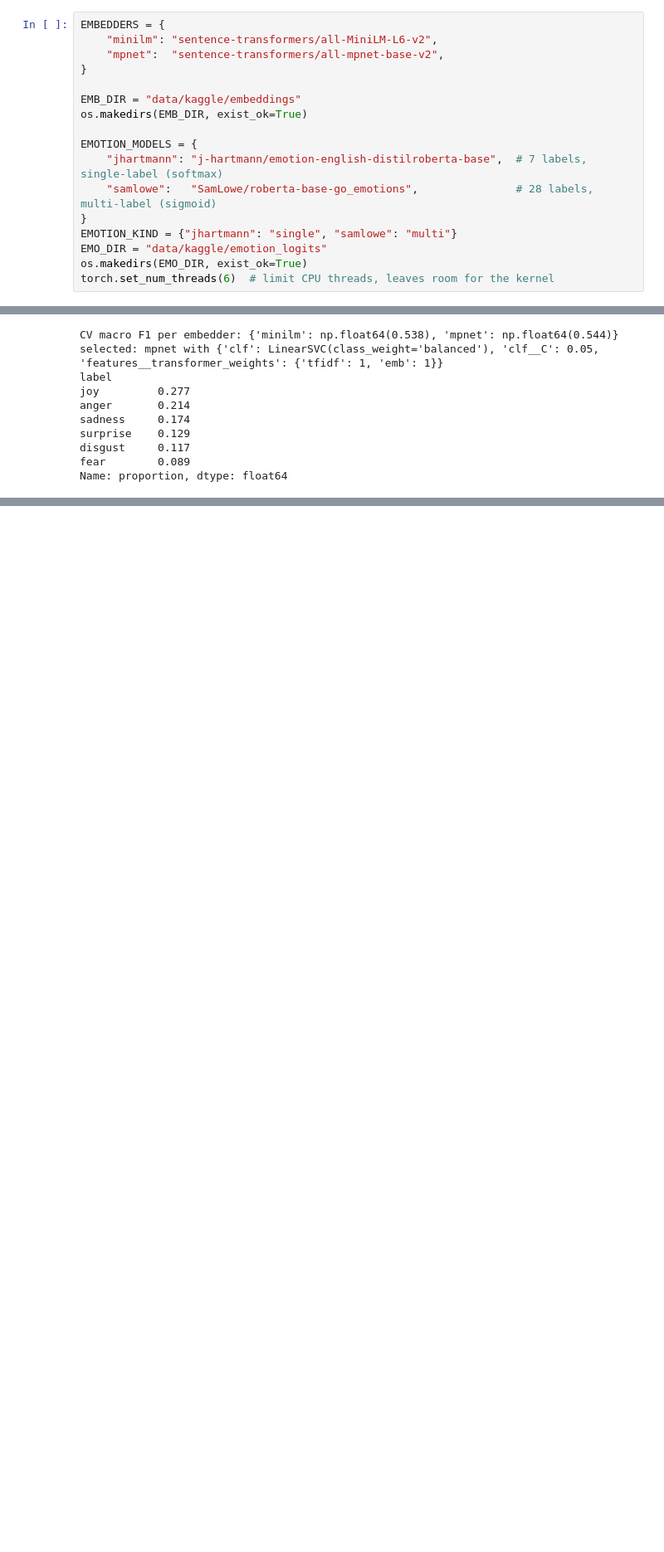
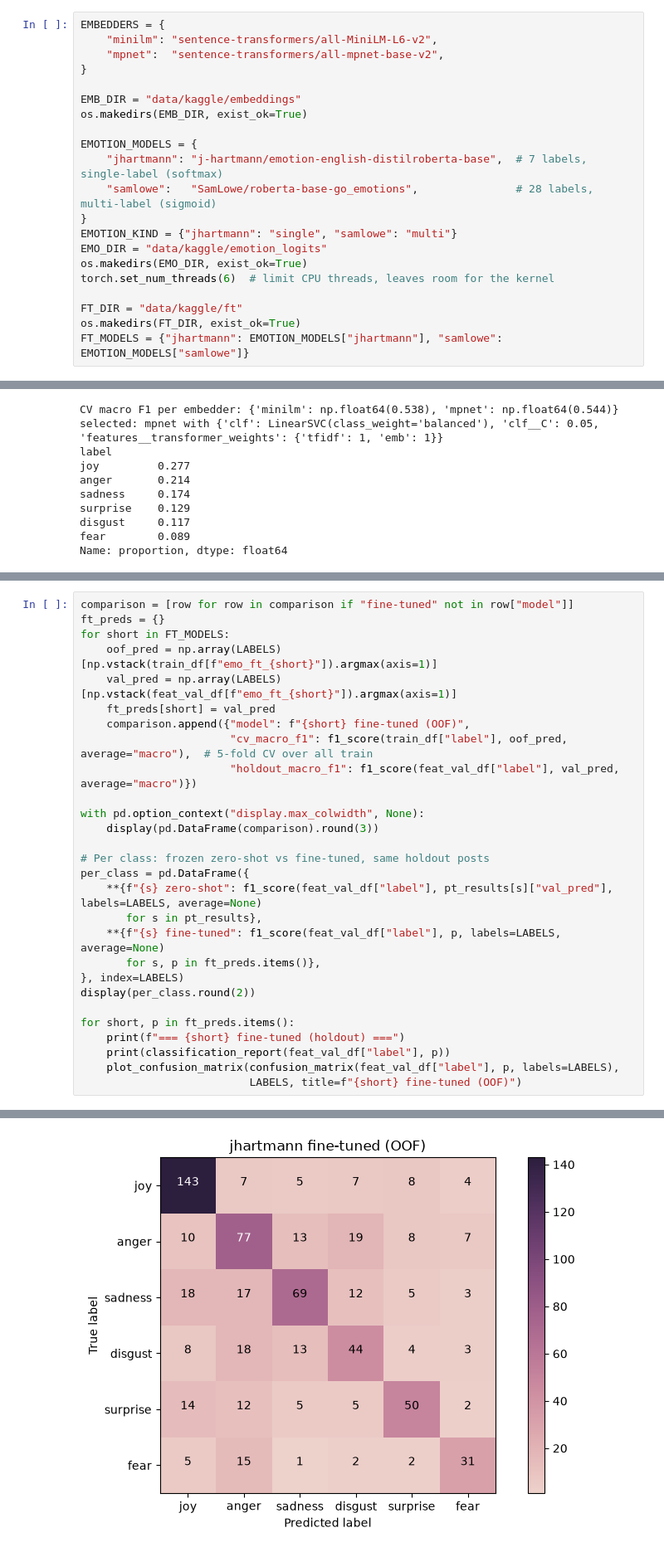
Before and after one commit to 0-Gixty-0/DM2026-Lab2-Exercise, a Jupyter notebook: DM2026-Lab2-Homework.ipynb, the cells around one changed output, grey strips where cells are left out. Shown at 83% size. Cells and saved outputs as stored; diff of their text form; blank space fills up the shorter version.

Commit message:
Added finetuning of emotion embedders to stack & completed final kaggle submission

```diff
--- a/DM2026-Lab2-Homework.ipynb
+++ b/DM2026-Lab2-Homework.ipynb
@@ -562,6 +564,10 @@ EMOTION_KIND = {"jhartmann": "single", "samlowe": "multi"}
 EMO_DIR = "data/kaggle/emotion_logits"
 os.makedirs(EMO_DIR, exist_ok=True)
 torch.set_num_threads(6)  # limit CPU threads, leaves room for the kernel
+
+FT_DIR = "data/kaggle/ft"
+os.makedirs(FT_DIR, exist_ok=True)
+FT_MODELS = {"jhartmann": EMOTION_MODELS["jhartmann"], "samlowe": EMOTION_MODELS["samlowe"]}
 # %%
 def identity(tokens):
     # Tokens are already lists from preprocessing, so pass them through unchanged
@@ -1000,3 +1145,32 @@ plot_confusion_matrix(confusion_matrix(feat_val_df["label"], pt_results[best_pt]
    macro avg       0.56      0.56      0.55       666
 weighted avg       0.60      0.57      0.57       666
 [figure]
+# %%
+comparison = [row for row in comparison if "fine-tuned" not in row["model"]]
+ft_preds = {}
+for short in FT_MODELS:
+    oof_pred = np.array(LABELS)[np.vstack(train_df[f"emo_ft_{short}"]).argmax(axis=1)]
+    val_pred = np.array(LABELS)[np.vstack(feat_val_df[f"emo_ft_{short}"]).argmax(axis=1)]
+    ft_preds[short] = val_pred
+    comparison.append({"model": f"{short} fine-tuned (OOF)",
+                       "cv_macro_f1": f1_score(train_df["label"], oof_pred, average="macro"),  # 5-fold CV over all train
+                       "holdout_macro_f1": f1_score(feat_val_df["label"], val_pred, average="macro")})
+
+with pd.option_context("display.max_colwidth", None):
+    display(pd.DataFrame(comparison).round(3))
+
+# Per class: frozen zero-shot vs fine-tuned, same holdout posts
+per_class = pd.DataFrame({
+    **{f"{s} zero-shot": f1_score(feat_val_df["label"], pt_results[s]["val_pred"], labels=LABELS, average=None)
+       for s in pt_results},
+    **{f"{s} fine-tuned": f1_score(feat_val_df["label"], p, labels=LABELS, average=None)
+       for s, p in ft_preds.items()},
+}, index=LABELS)
+display(per_class.round(2))
+
+for short, p in ft_preds.items():
+    print(f"=== {short} fine-tuned (holdout) ===")
+    print(classification_report(feat_val_df["label"], p))
+    plot_confusion_matrix(confusion_matrix(feat_val_df["label"], p, labels=LABELS),
+                          LABELS, title=f"{short} fine-tuned (OOF)")
+# %% [output]
@@ -1002,0 +1205 @@ weighted avg       0.60      0.57      0.57       666
+[figure, added]
```
Also changed, not shown: parts of 11 cells of this notebook.
